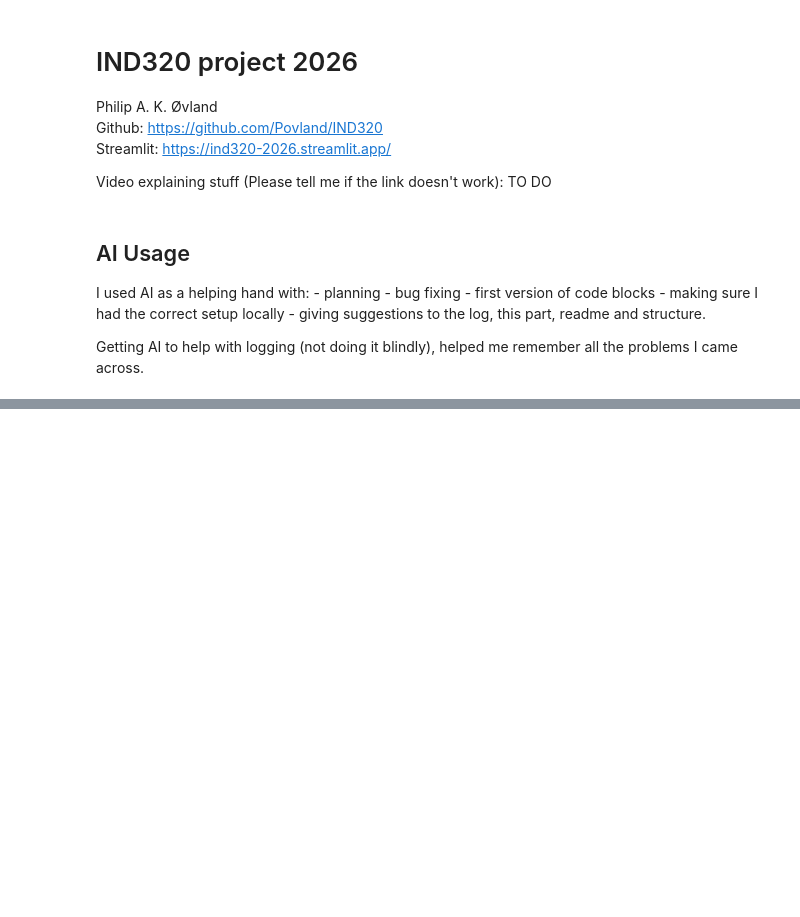
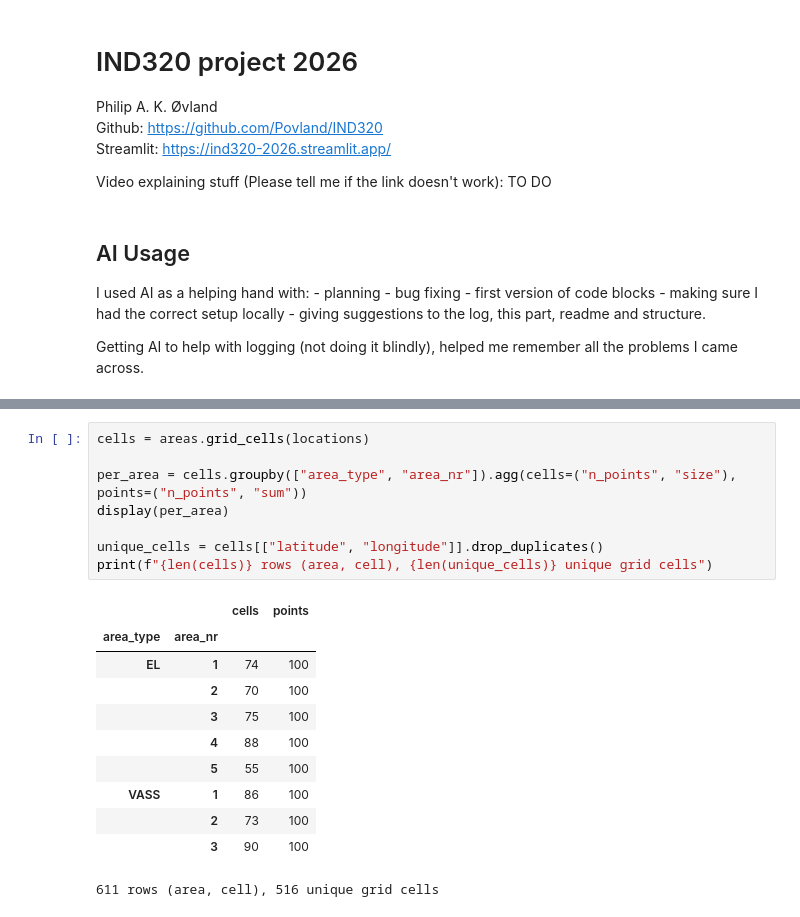
Before and after one commit to Povland/IND320, a Jupyter notebook: notebooks/Oblig3.ipynb, the cells around one changed output, grey strips where cells are left out. Cells and saved outputs as stored; diff of their text form; blank space fills up the shorter version.

```diff
--- a/notebooks/Oblig3.ipynb
+++ b/notebooks/Oblig3.ipynb
@@ -294,0 +186,20 @@ plt.show()
+# %%
+cells = areas.grid_cells(locations)
+
+per_area = cells.groupby(["area_type", "area_nr"]).agg(cells=("n_points", "size"), points=("n_points", "sum"))
+display(per_area)
+
+unique_cells = cells[["latitude", "longitude"]].drop_duplicates()
+print(f"{len(cells)} rows (area, cell), {len(unique_cells)} unique grid cells")
+# %% [output]
+|  |  | cells | points |
+| area_type | area_nr |  |  |
+| EL | 1 | 74 | 100 |
+|  | 2 | 70 | 100 |
+|  | 3 | 75 | 100 |
+|  | 4 | 88 | 100 |
+|  | 5 | 55 | 100 |
+| VASS | 1 | 86 | 100 |
+|  | 2 | 73 | 100 |
+|  | 3 | 90 | 100 |
+611 rows (area, cell), 516 unique grid cells
```
Also changed, not shown: parts of 25 cells of this notebook, 4 other files.
